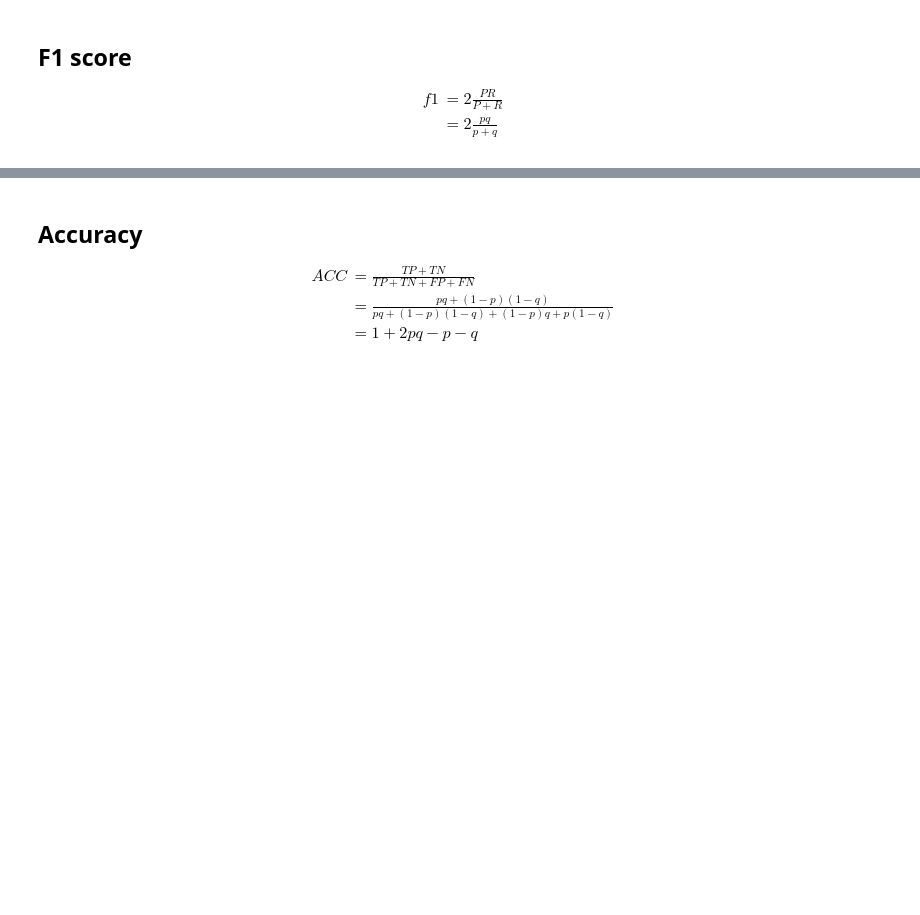
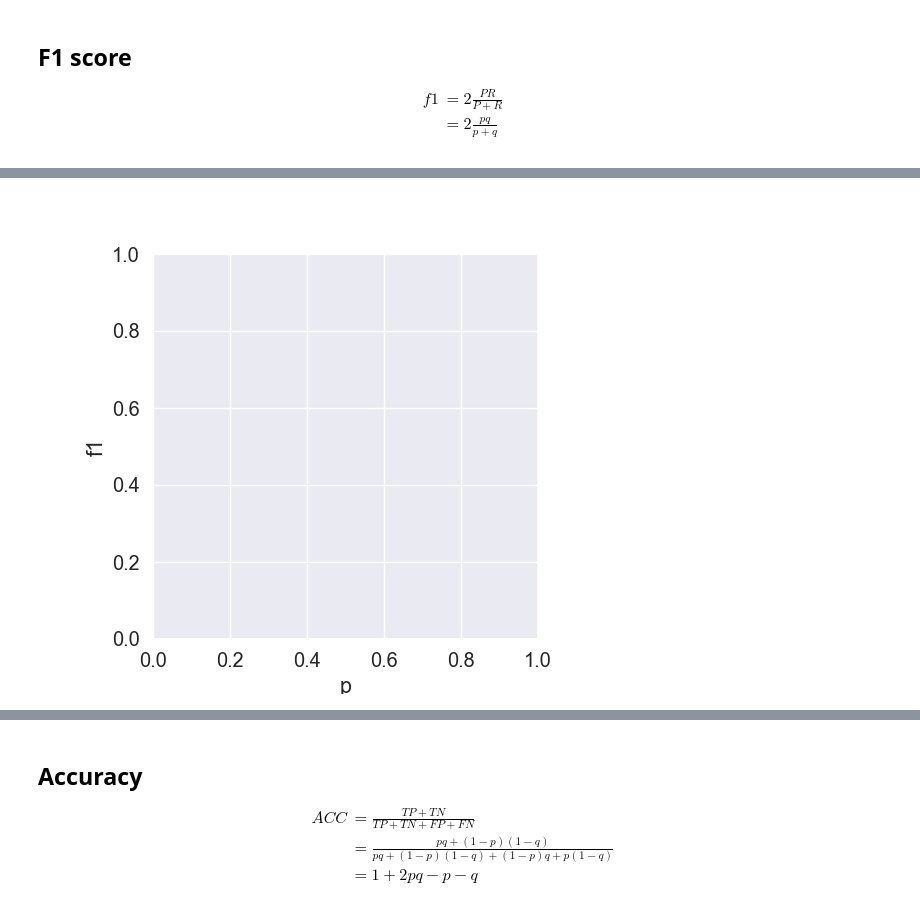
Before and after one commit to salvatorefara/classifier_chance_levels, a Jupyter notebook: classifier_chance_levels.ipynb, the cells around one changed output, grey strips where cells are left out. Cells and saved outputs as stored; diff of their text form; code cells hidden in the pictures; blank space fills up the shorter version.

```diff
--- a/classifier_chance_levels.ipynb
+++ b/classifier_chance_levels.ipynb
@@ -194,0 +94,11 @@ plt.show()
+# %%
+anim = RandomClassificationExperiment(
+    p_vec=np.arange(0.1, 1, 0.1),
+    q_vec=np.arange(0.1, 1, 0.1),
+    metric_func=f1_score,
+    metric_name="f1",
+    param_name="q",
+    animate=True,
+).run()
+# %% [output]
+[figure, added]
```
Also changed, not shown: parts of 14 cells of this notebook, 1 other file.
